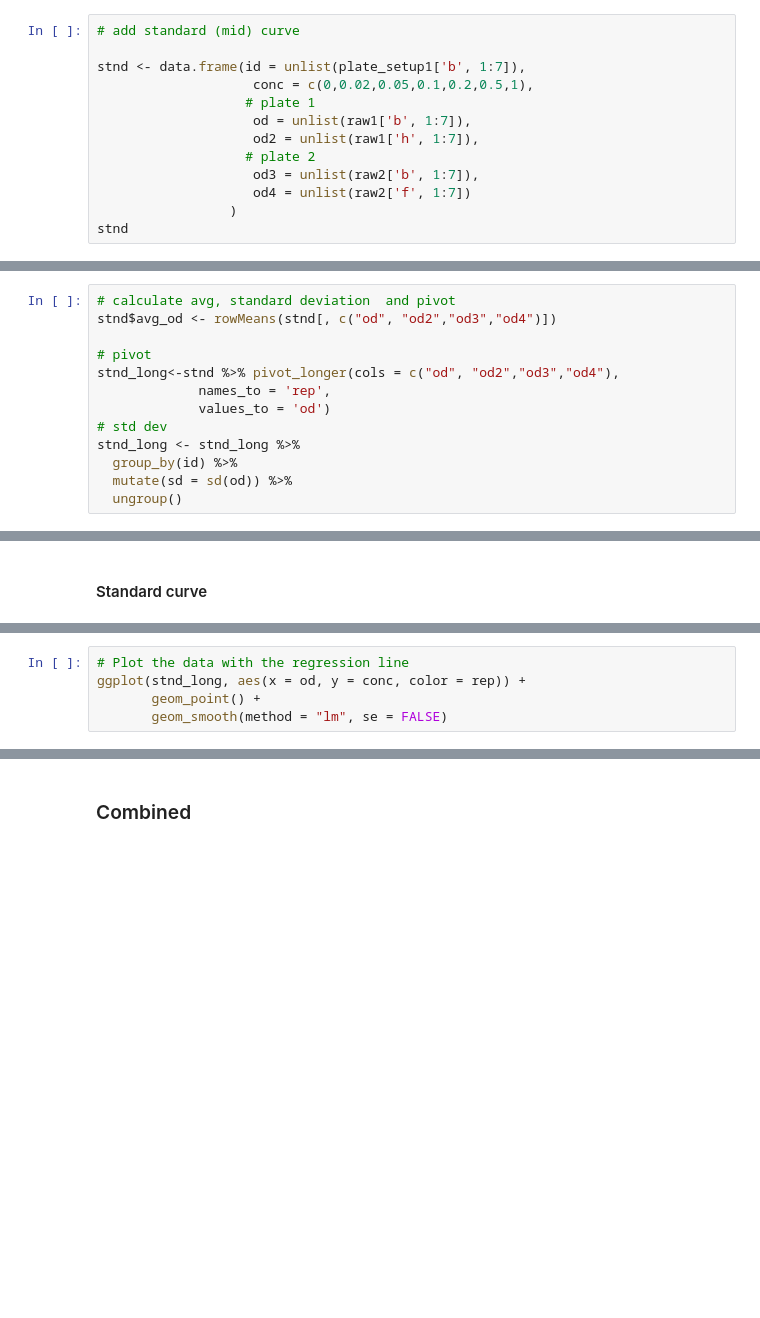
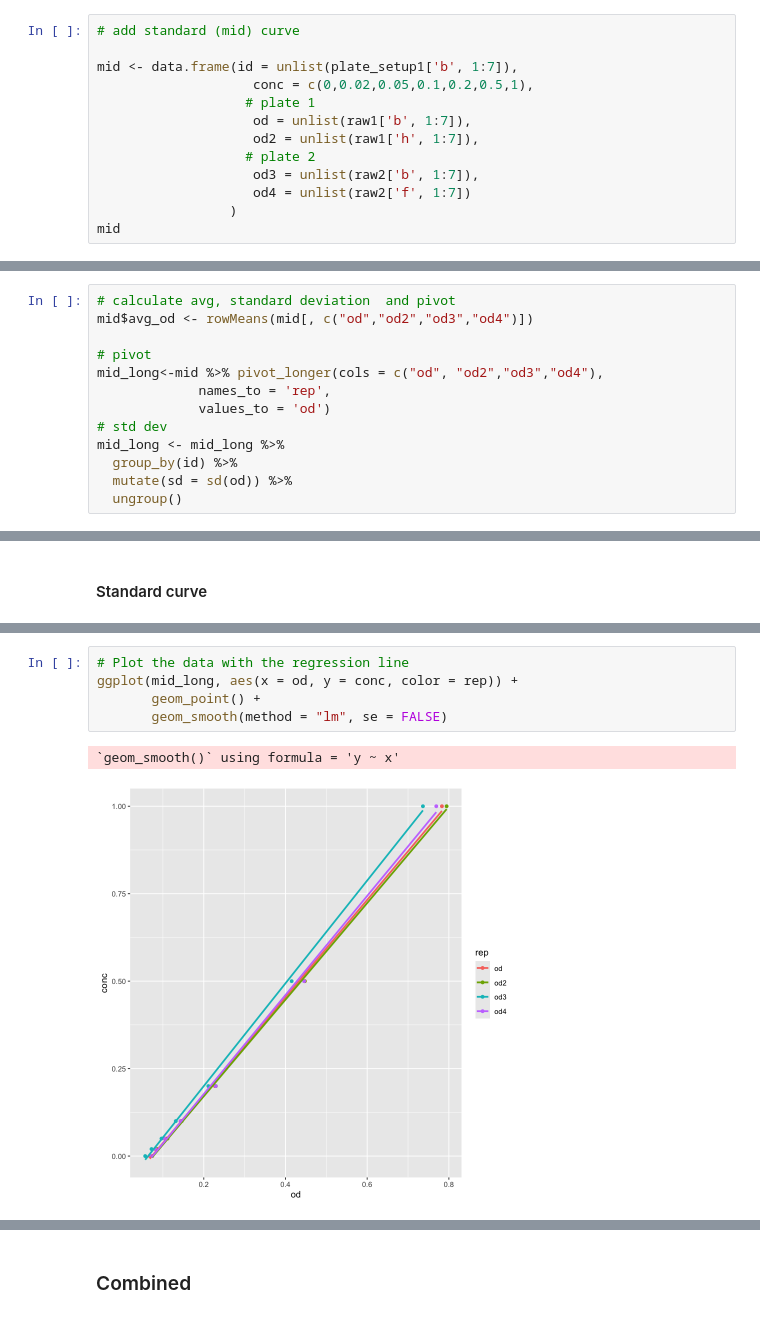
Before and after one commit to brookewicz/LabNotebook, a Jupyter notebook: Nutrients/no3_calculations/no3_4_25_2025.ipynb, the cells around one changed output, grey strips where cells are left out. Drawn from its saved outputs; the diff is of its cells as text; blank space fills up the shorter version.

```diff
--- a/Nutrients/no3_calculations/no3_4_25_2025.ipynb
+++ b/Nutrients/no3_calculations/no3_4_25_2025.ipynb
@@ -377,7 +495,7 @@ ggplot(hi_long, aes(x = avg_od, y = conc)) +
 # %%
 # add standard (mid) curve
 
-stnd <- data.frame(id = unlist(plate_setup1['b', 1:7]),
+mid <- data.frame(id = unlist(plate_setup1['b', 1:7]),
                     conc = c(0,0.02,0.05,0.1,0.2,0.5,1),
                    # plate 1
                     od = unlist(raw1['b', 1:7]),
@@ -386,4 +504,4 @@ stnd <- data.frame(id = unlist(plate_setup1['b', 1:7]),
                     od3 = unlist(raw2['b', 1:7]),
                     od4 = unlist(raw2['f', 1:7])
                  )
-stnd
+mid
@@ -390,13 +519,13 @@ stnd
 # %%
 # calculate avg, standard deviation  and pivot
-stnd$avg_od <- rowMeans(stnd[, c("od", "od2","od3","od4")])
+mid$avg_od <- rowMeans(mid[, c("od","od2","od3","od4")])
 
 # pivot
-stnd_long<-stnd %>% pivot_longer(cols = c("od", "od2","od3","od4"),
+mid_long<-mid %>% pivot_longer(cols = c("od", "od2","od3","od4"),
              names_to = 'rep',
              values_to = 'od')
 # std dev
-stnd_long <- stnd_long %>%
+mid_long <- mid_long %>%
   group_by(id) %>%
   mutate(sd = sd(od)) %>%
   ungroup()
@@ -424,6 +605,9 @@ aic
 # %%
 # Plot the data with the regression line
-ggplot(stnd_long, aes(x = od, y = conc, color = rep)) +
+ggplot(mid_long, aes(x = od, y = conc, color = rep)) +
        geom_point() +
        geom_smooth(method = "lm", se = FALSE)
+# %% [output]
+`geom_smooth()` using formula = 'y ~ x'
+[figure, added]
 # %%
```
Also changed, not shown: parts of 58 cells of this notebook, 1 other file.
